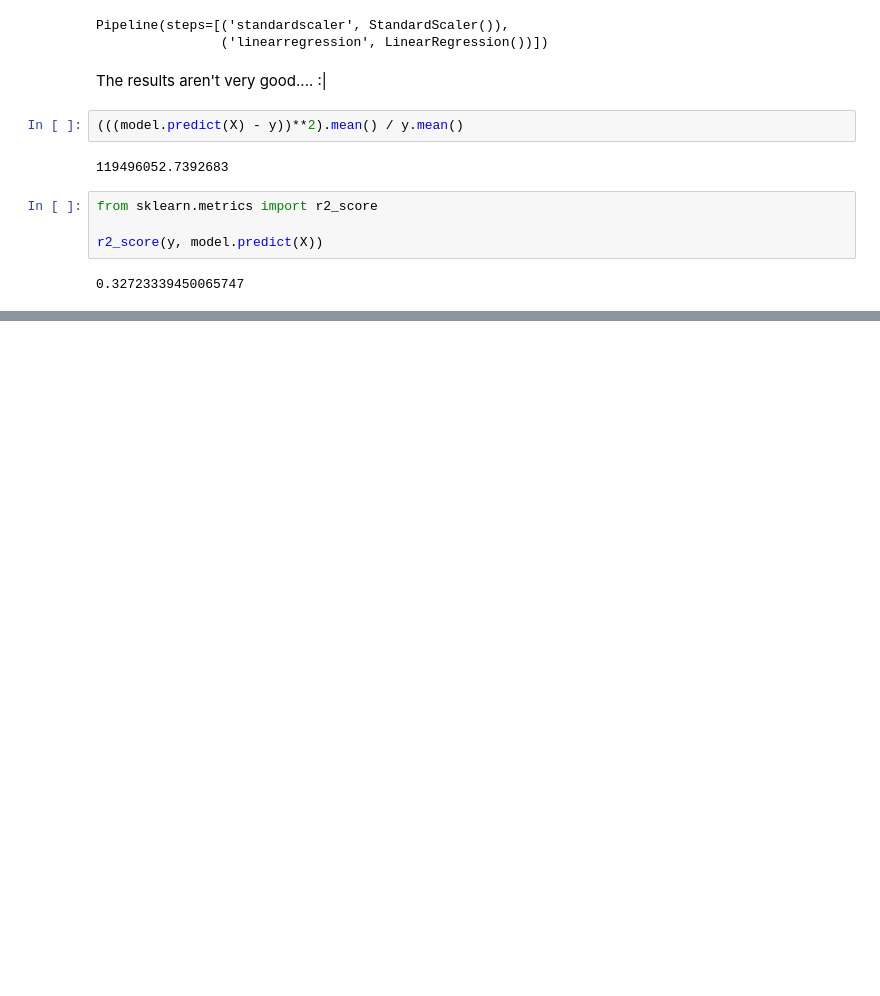
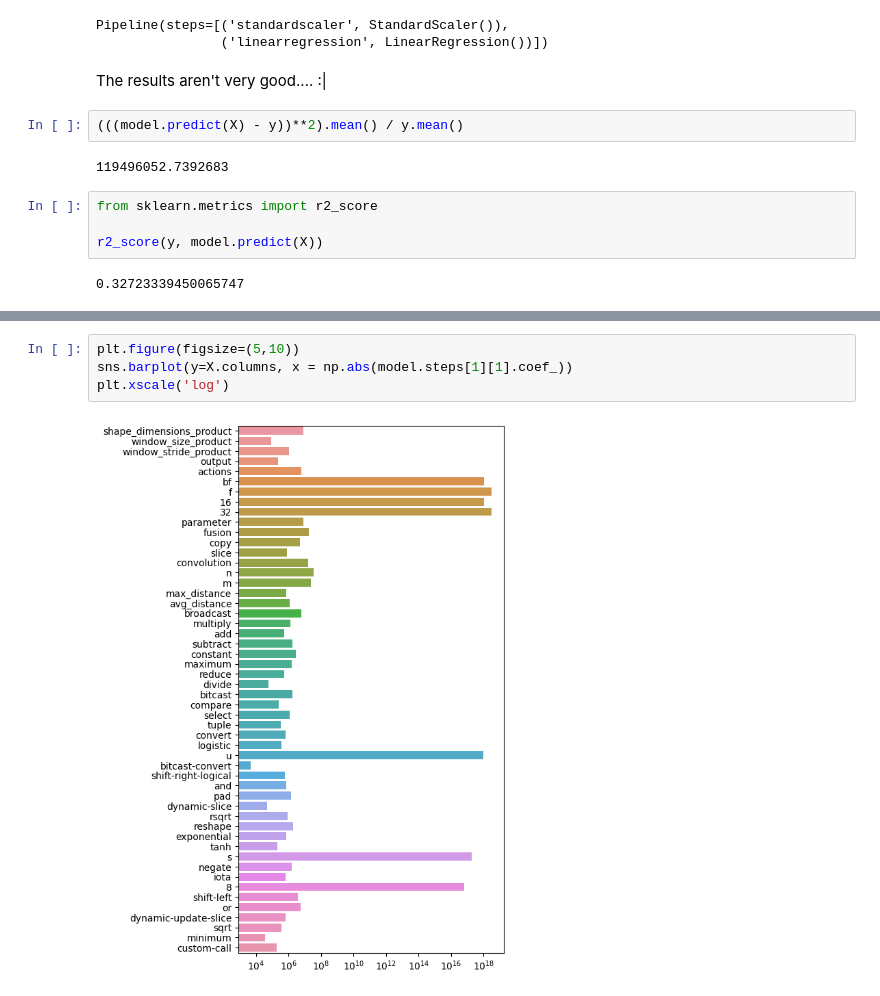
Before and after one commit to Mamiglia/Model_Runtime_Prediction, a Jupyter notebook: EDA.ipynb, the cells around one changed output, grey strips where cells are left out. Drawn from its saved outputs; the diff is of its cells as text; blank space fills up the shorter version.

```diff
--- a/EDA.ipynb
+++ b/EDA.ipynb
@@ -607,0 +612,6 @@ r2_score(y, model.predict(X))
+# %%
+plt.figure(figsize=(5,10))
+sns.barplot(y=X.columns, x = np.abs(model.steps[1][1].coef_))
+plt.xscale('log')
+# %% [output]
+[figure, added]
```
Also changed, not shown: parts of 1 cell of this notebook.
